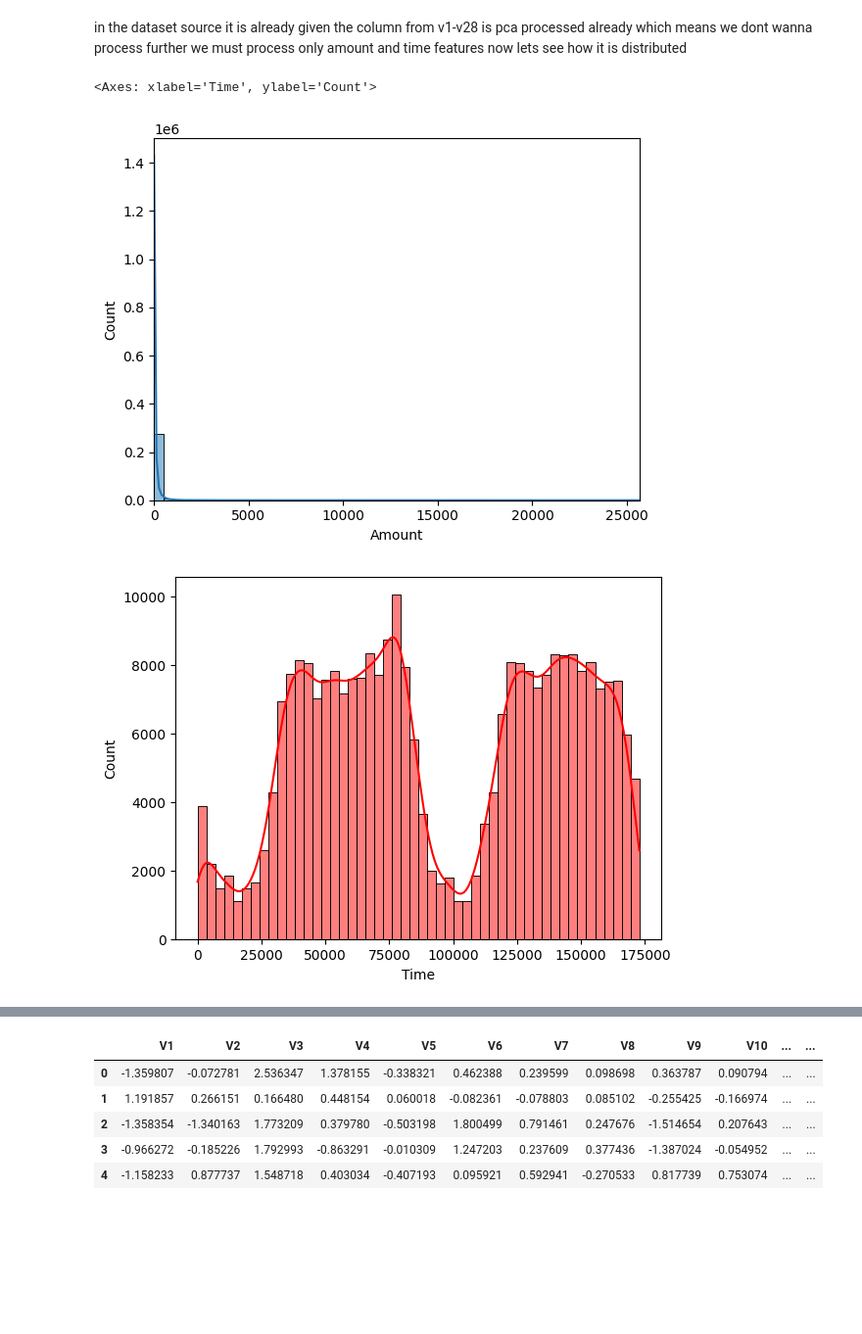
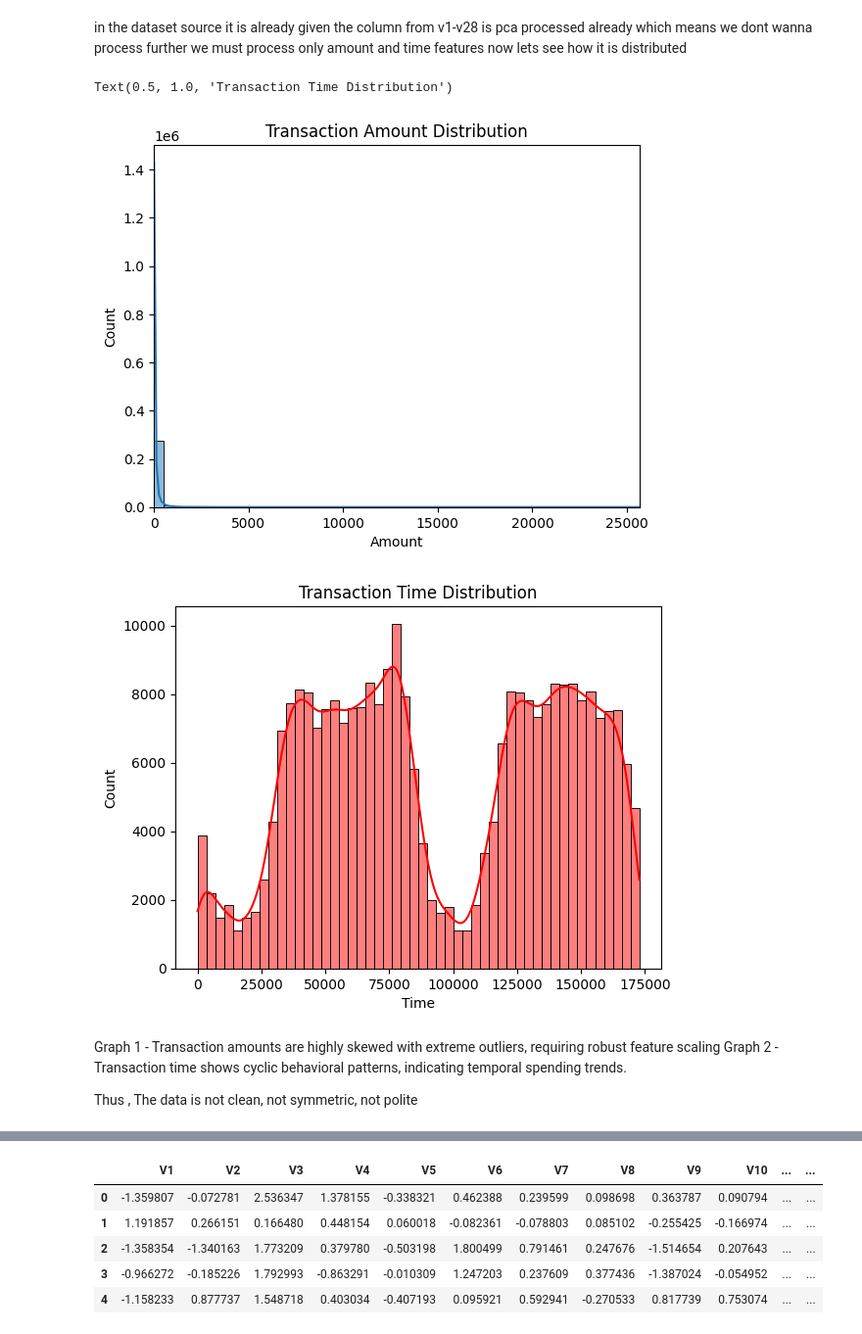
Before and after one commit to justleviackermann/credit_card_fraud_detection, a Jupyter notebook: creditmodel.ipynb, the cells around one changed output, grey strips where cells are left out. Shown at 98% size. Drawn from its saved outputs; the diff is of its cells as text; code cells hidden in the pictures; blank space fills up the shorter version.

Commit message:
added comments upto creating sub data

```diff
--- a/creditmodel.ipynb
+++ b/creditmodel.ipynb
@@ -117,10 +122,17 @@ we must process only amount and time features now
 lets see how it is distributed
 # %%
 sns.histplot(df['Amount'],bins=50,kde=True)
+plt.title("Transaction Amount Distribution")
 plt.xlim(df['Amount'].min(),df['Amount'].max())
 plt.figure()
 sns.histplot(df['Time'],bins=50,kde=True,color='r')
+plt.title("Transaction Time Distribution")
 # %% [output]
-<Axes: xlabel='Time', ylabel='Count'>
+Text(0.5, 1.0, 'Transaction Time Distribution')
-[figure, old version]
+[figure, new version]
-[figure, old version]
+[figure, new version]
+# %% [markdown]
+Graph 1 - Transaction amounts are highly skewed with extreme outliers, requiring robust feature scaling
+Graph 2 - Transaction time shows cyclic behavioral patterns, indicating temporal spending trends.
+
+Thus , The data is not clean, not symmetric, not polite
```
Also changed, not shown: parts of 20 cells of this notebook.
